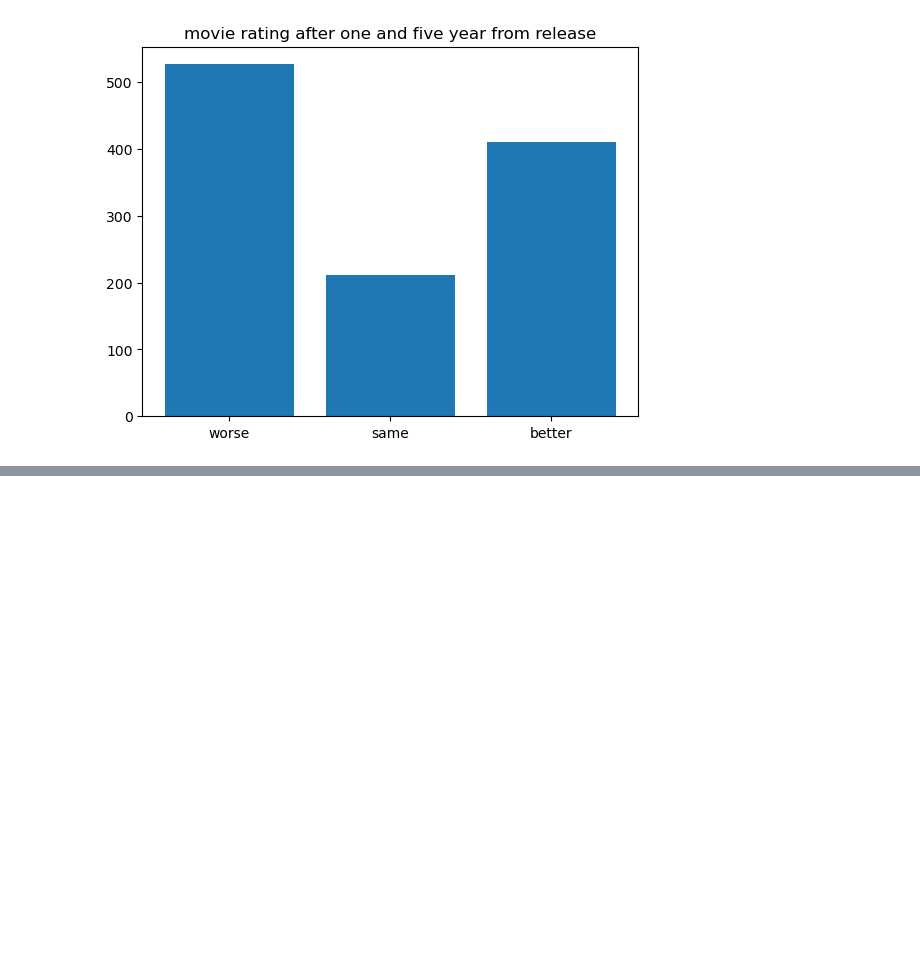
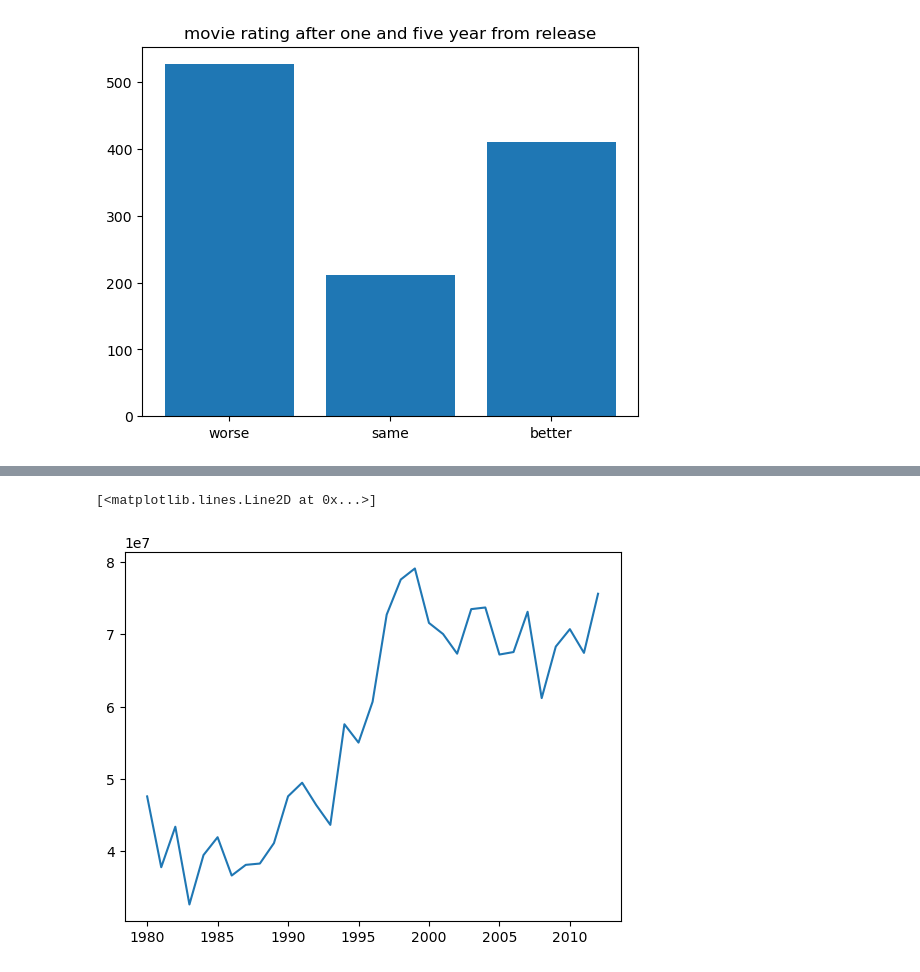
Before and after one commit to epfl-ada/ada-2023-project-msosm, a Jupyter notebook: main.ipynb, the cells around one changed output, grey strips where cells are left out. Saved outputs shown, nothing was run; the diff lists cells and outputs as text; code cells hidden in the pictures; blank space fills up the shorter version.

Commit message:
analysis over time

```diff
--- a/main.ipynb
+++ b/main.ipynb
@@ -565,0 +575,12 @@ res.fillna(res.mean(), inplace=True)
+# %%
+metadata_df = pd.read_csv('data/movies.csv')
+
+metadata_df.name = metadata_df.name.str.lower()
+movies_metadata.name = movies_metadata.name.str.lower()
+
+movies_metadata = movies_metadata.merge(metadata_df, 'inner', on=['name', 'year'])
+movies_metadata['name'] = movies_metadata['name'].astype('category').cat.codes
+movies_metadata['company'] = movies_metadata['company'].astype('category').cat.codes
+movies_metadata['star'] = movies_metadata['star'].astype('category').cat.codes
+
+movies_metadata.head(1)
@@ -565,0 +591,14 @@ res.fillna(res.mean(), inplace=True)
+# %%
+# adjust budget by inflation, dataset taken from https://fred.stlouisfed.org/series/CPIAUCSL
+
+cpi_over_time = pd.read_csv('data/CPIAUCSL.csv')
+cpi_over_time['adjustment'] = cpi_over_time['CPIAUCSL'].iloc[-1] / cpi_over_time['CPIAUCSL']
+cpi_over_time['date'] = pd.to_datetime(cpi_over_time.DATE, utc=True)
+cpi_over_time['year'] = cpi_over_time['date'].apply(lambda x : x.year)
+cpi_over_time = cpi_over_time.groupby('year').mean()
+
+importance_over_time_df_adjusted = movies_metadata.merge(cpi_over_time, 'inner', on='year').copy()
+importance_over_time_df_adjusted['adjusted_budget'] = importance_over_time_df_adjusted.adjustment *  importance_over_time_df_adjusted.budget
+# %%
+importance_over_time_df_adjusted = importance_over_time_df_adjusted.merge(movie_stats, 'inner', left_on='free base id', right_on='Freebase Movie ID')
+importance_over_time_df_adjusted.head(1)
@@ -570,11 +613,12 @@ days_range = 700
 
 start_range = datetime(1920, 1, 1)
 end_range = datetime(1920, 1, 1) + timedelta(days_range)
-max_date = res['release date'].max()
+max_date = importance_over_time_df_adjusted['release date'].max()
 
-res = res.loc[res['release date'] >= start_range].copy(deep = True)
+importance_over_time_df_adjusted = importance_over_time_df_adjusted.loc[importance_over_time_df_adjusted['release date'] >= start_range].copy(deep = True)
 
 while start_range < max_date:
-    res.loc[(res['release date'] >= start_range) & (res['release date'] < end_range), ('release date')]  = start_range
+    importance_over_time_df_adjusted.loc[(importance_over_time_df_adjusted['release date'] >= start_range) &
+                                 (importance_over_time_df_adjusted['release date'] < end_range), ('release date')]  = start_range
     start_range = end_range
     end_range = end_range + timedelta(days_range)
@@ -630 +636,7 @@ See the caveats in the documentation: https://pandas.pydata.org/pandas-docs/stab
+# %%
+plt.plot(importance_over_time_df_adjusted.groupby('year')['adjusted_budget'].mean())
+plt.title('Real movies budget over time')
+# %% [output]
+[<matplotlib.lines.Line2D at 0x...>]
+[figure, added]
 # %%
```
Also changed, not shown: parts of 16 cells of this notebook.
